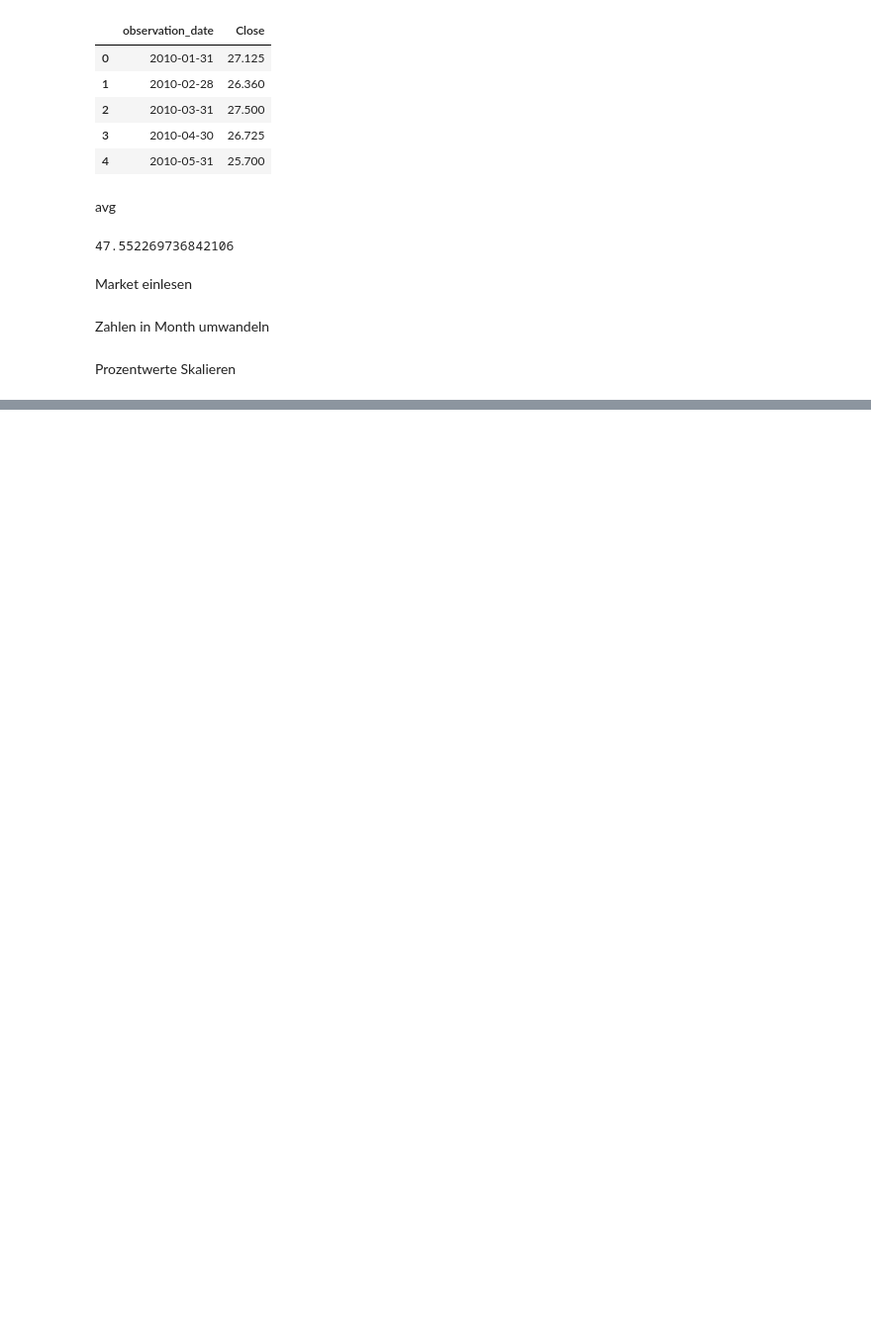
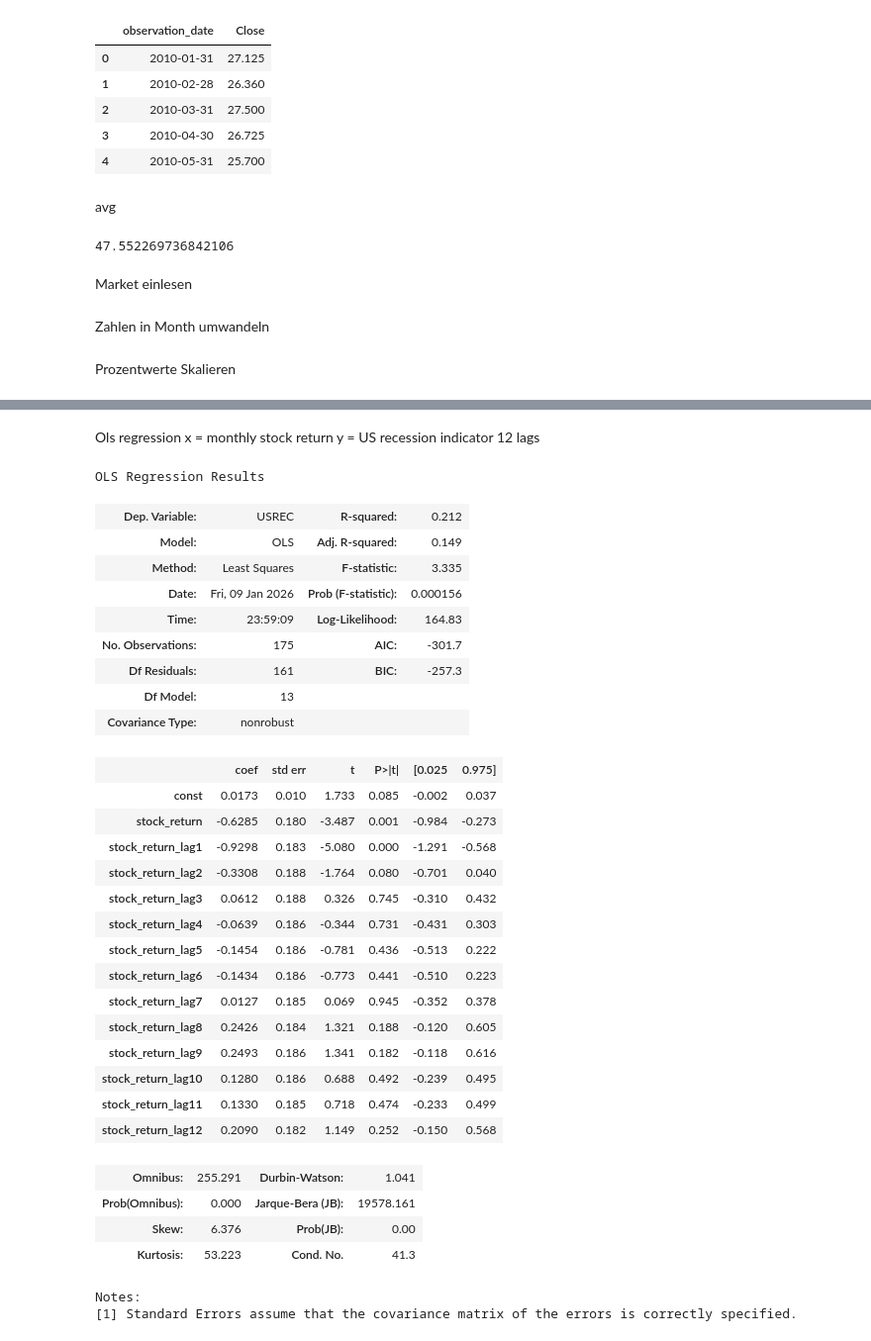
Before and after one commit to Teufelsfrucht17/AufgabenEconometrics, a Jupyter notebook: vorbereitung KL.ipynb, the cells around one changed output, grey strips where cells are left out. Shown at 99% size. Cells and saved outputs as stored; diff of their text form; code cells hidden in the pictures; blank space fills up the shorter version.

```diff
--- a/vorbereitung KL.ipynb
+++ b/vorbereitung KL.ipynb
@@ -92,0 +134,3 @@ KeyError: 'Mkt_RF'
+# %%
+merge["stock_return"] = merge["Close"] / merge["Close"].shift(1) - 1
+merge.head()
@@ -92,0 +146,3 @@ KeyError: 'Mkt_RF'
+# %%
+merge["excess"] = merge["stock_return"] - merge["rf_dec"]
+merge.head()
@@ -92,0 +231,3 @@ KeyError: 'Mkt_RF'
+# %%
+usrce = pd.read_excel("USREC-2.xlsx", engine='openpyxl')
+usrce.head()
@@ -92,0 +241,8 @@ KeyError: 'Mkt_RF'
+# %%
+usrce["month"] = pd.to_datetime(usrce["month"])
+usrce["month"] = usrce["month"].dt.to_period("M").dt.to_timestamp()
+usrce = usrce.sort_values("month").reset_index(drop=True)
+
+merge = merge.merge(usrce, on="month", how="inner")
+
+merge.head()
@@ -92,0 +256,58 @@ KeyError: 'Mkt_RF'
+# %% [markdown]
+Ols regression x = monthly stock return
+y = US recession indicator
+12 lags
+# %%
+# OLS: US recession indicator on monthly stock return (current + 12 lags)
+# Ensure USREC is present even if cells were run out of order
+
+max_lag = 12
+
+X_current = merge[["stock_return"]]
+lagged_blocks = [X_current]
+for lag in range(1, max_lag + 1):
+    lagged_block = X_current.shift(lag)
+    lagged_block.columns = [f"stock_return_lag{lag}"]
+    lagged_blocks.append(lagged_block)
+
+X_full = pd.concat(lagged_blocks, axis=1)
+regression_df = pd.concat([merge[["USREC"]], X_full], axis=1).dropna()
+
+Y = regression_df["USREC"]
+X = regression_df.drop(columns="USREC")
+X = sm.add_constant(X)
+
+model = sm.OLS(Y, X).fit()
+model.summary()
+# %% [output]
+OLS Regression Results
+| Dep. Variable: | USREC | R-squared: | 0.212 |
+| Model: | OLS | Adj. R-squared: | 0.149 |
+| Method: | Least Squares | F-statistic: | 3.335 |
+| Date: | Fri, 09 Jan 2026 | Prob (F-statistic): | 0.000156 |
+| Time: | 23:59:09 | Log-Likelihood: | 164.83 |
+| No. Observations: | 175 | AIC: | -301.7 |
+| Df Residuals: | 161 | BIC: | -257.3 |
+| Df Model: | 13 |  |  |
+| Covariance Type: | nonrobust |  |  |
+|  | coef | std err | t | P>|t| | [0.025 | 0.975] |
+| const | 0.0173 | 0.010 | 1.733 | 0.085 | -0.002 | 0.037 |
+| stock_return | -0.6285 | 0.180 | -3.487 | 0.001 | -0.984 | -0.273 |
+| stock_return_lag1 | -0.9298 | 0.183 | -5.080 | 0.000 | -1.291 | -0.568 |
+| stock_return_lag2 | -0.3308 | 0.188 | -1.764 | 0.080 | -0.701 | 0.040 |
+| stock_return_lag3 | 0.0612 | 0.188 | 0.326 | 0.745 | -0.310 | 0.432 |
+| stock_return_lag4 | -0.0639 | 0.186 | -0.344 | 0.731 | -0.431 | 0.303 |
+| stock_return_lag5 | -0.1454 | 0.186 | -0.781 | 0.436 | -0.513 | 0.222 |
+| stock_return_lag6 | -0.1434 | 0.186 | -0.773 | 0.441 | -0.510 | 0.223 |
+| stock_return_lag7 | 0.0127 | 0.185 | 0.069 | 0.945 | -0.352 | 0.378 |
+| stock_return_lag8 | 0.2426 | 0.184 | 1.321 | 0.188 | -0.120 | 0.605 |
+| stock_return_lag9 | 0.2493 | 0.186 | 1.341 | 0.182 | -0.118 | 0.616 |
+| stock_return_lag10 | 0.1280 | 0.186 | 0.688 | 0.492 | -0.239 | 0.495 |
+| stock_return_lag11 | 0.1330 | 0.185 | 0.718 | 0.474 | -0.233 | 0.499 |
+| stock_return_lag12 | 0.2090 | 0.182 | 1.149 | 0.252 | -0.150 | 0.568 |
+| Omnibus: | 255.291 | Durbin-Watson: | 1.041 |
+| Prob(Omnibus): | 0.000 | Jarque-Bera (JB): | 19578.161 |
+| Skew: | 6.376 | Prob(JB): | 0.00 |
+| Kurtosis: | 53.223 | Cond. No. | 41.3 |
+Notes:
+[1] Standard Errors assume that the covariance matrix of the errors is correctly specified.
```
Also changed, not shown: parts of 24 cells of this notebook, 1 other file.
